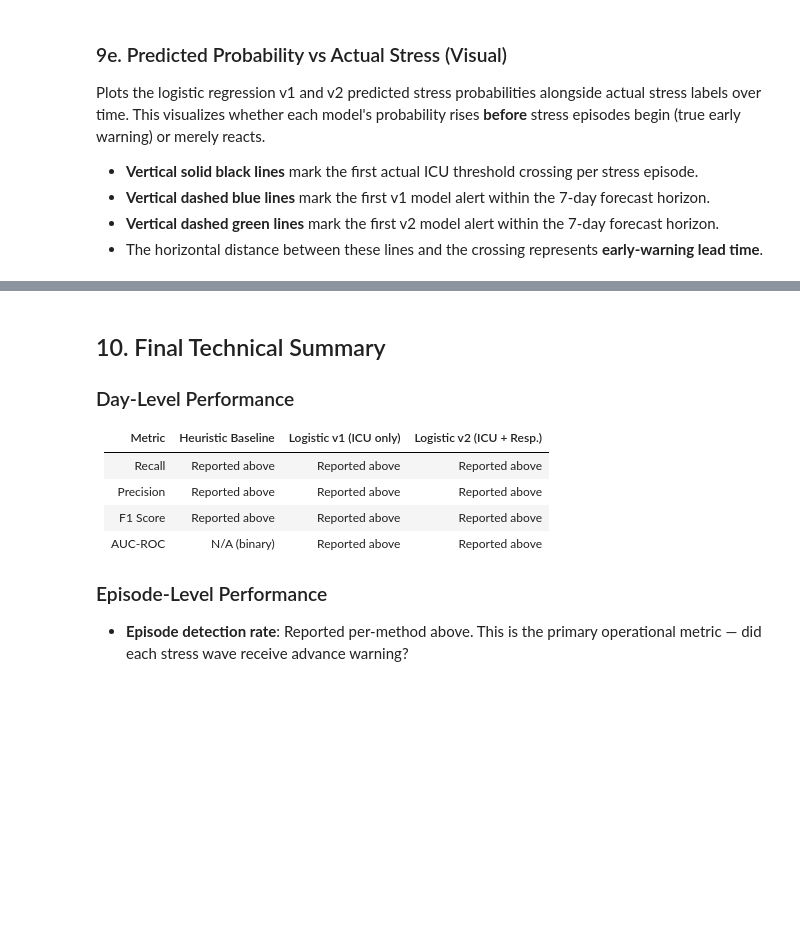
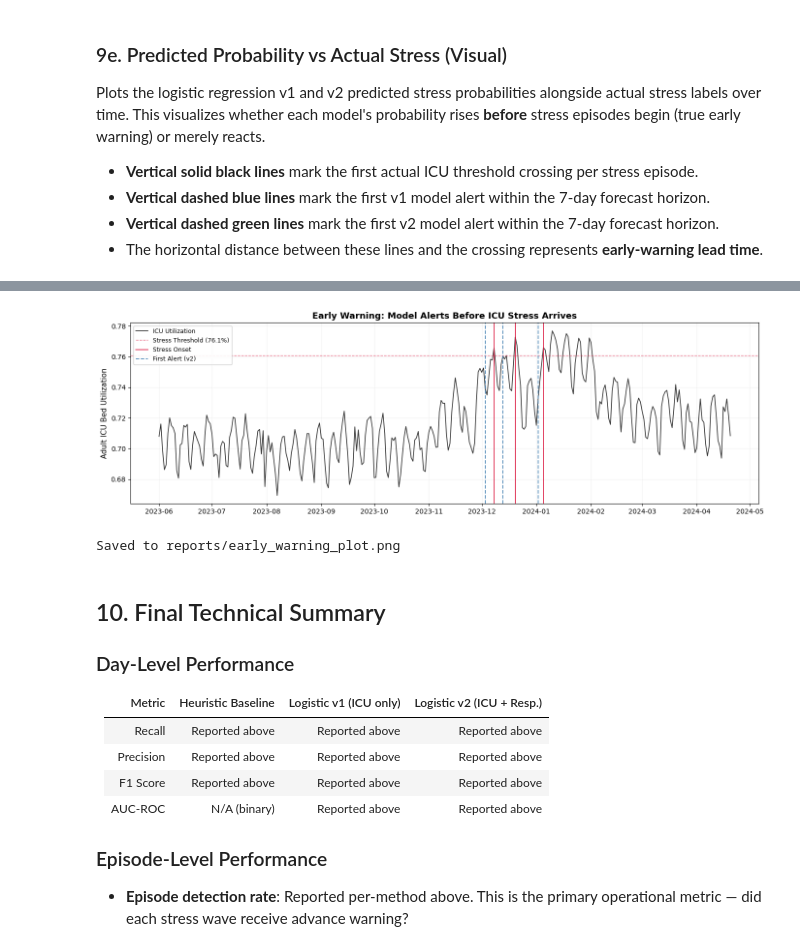
Before and after one commit to gisaf22/hospital-capacity-early-warning-system, a Jupyter notebook: notebooks/icu_stress_early_warning_modeling.ipynb, the cells around one changed output, grey strips where cells are left out. Cells and saved outputs as stored; diff of their text form; code cells hidden in the pictures; blank space fills up the shorter version.

Commit message:
Add clean early-warning summary plot; save as PNG for sharing

```diff
--- a/notebooks/icu_stress_early_warning_modeling.ipynb
+++ b/notebooks/icu_stress_early_warning_modeling.ipynb
@@ -1394,3 +1430,37 @@ plt.show()
+# %%
+# ── Clean summary plot: ICU utilization + v2 alert timing ──
+fig, ax = plt.subplots(figsize=(14, 4.5))
+
+# ICU utilization line
+ax.plot(test_df.index, test_df[icu_col], color="#333333", linewidth=1.2, label="ICU Utilization")
+
+# Stress threshold
+ax.axhline(STRESS_THRESHOLD, color="crimson", linestyle="--", linewidth=1, alpha=0.6,
+           label=f"Stress Threshold ({STRESS_THRESHOLD*100:.1f}%)")
+
+# Mark each episode: crossing (red) and first v2 alert (blue dashed)
+for i, crossing_date in enumerate(episode_first_crossings):
+    kw_c = {"color": "crimson", "linewidth": 1.4, "alpha": 0.85}
+    kw_a = {"color": "steelblue", "linewidth": 1.4, "linestyle": "--", "alpha": 0.85}
+    if i == 0:
+        kw_c["label"] = "Stress Onset"
+        kw_a["label"] = "First Alert (v2)"
+    ax.axvline(crossing_date, **kw_c)
+    if episode_first_alerts_v2[i] is not None:
+        ax.axvline(episode_first_alerts_v2[i], **kw_a)
+
+ax.set_ylabel("Adult ICU Bed Utilization", fontsize=11)
+ax.set_xlabel("")
+ax.set_title("Early Warning: Model Alerts Before ICU Stress Arrives", fontsize=13, fontweight="bold")
+ax.legend(loc="upper left", fontsize=9, framealpha=0.9)
+ax.grid(True, alpha=0.15)
+plt.tight_layout()
+plt.savefig("../reports/early_warning_plot.png", dpi=150, bbox_inches="tight")
+plt.show()
+print("Saved to reports/early_warning_plot.png")
+# %% [output]
+[figure, added]
+Saved to reports/early_warning_plot.png
 # %% [markdown]
 ## 10. Final Technical Summary
 
```
Also changed, not shown: parts of 9 cells of this notebook, 1 other file.
